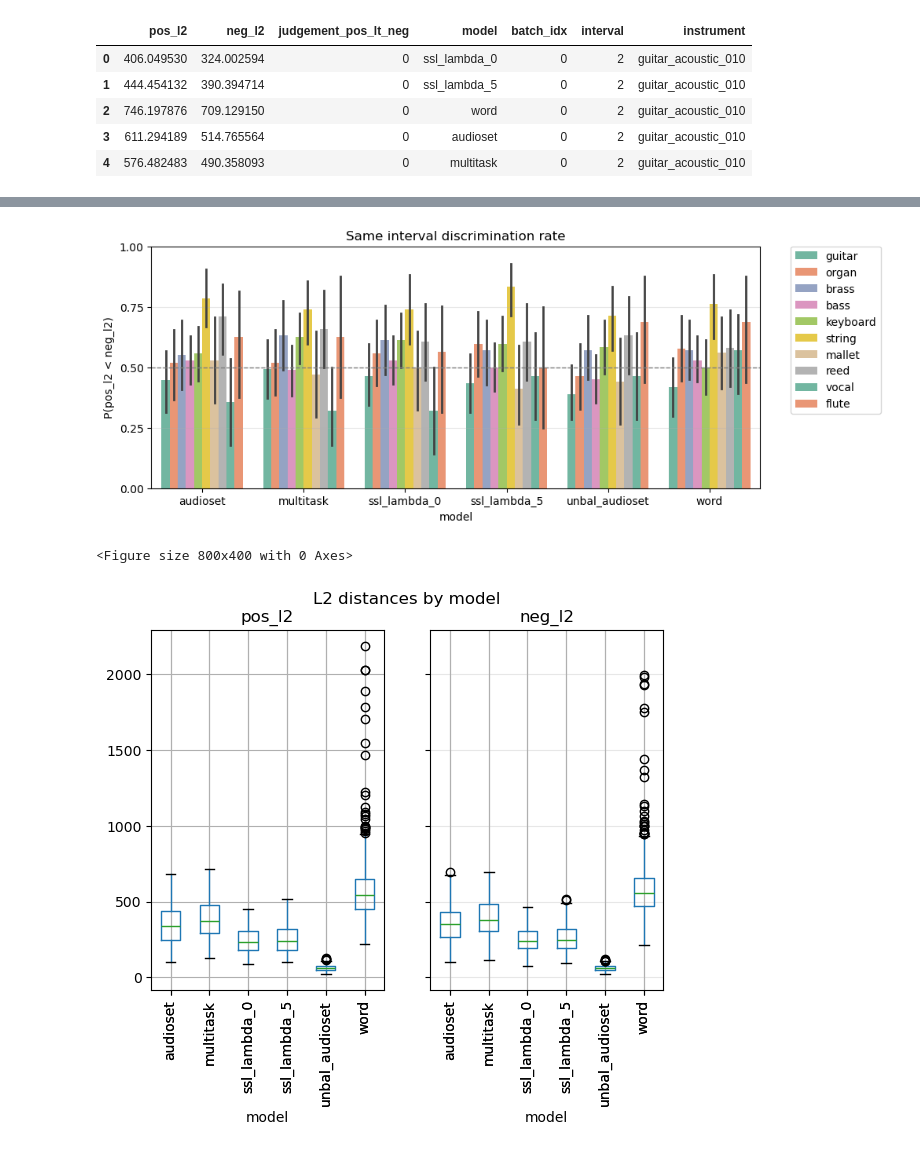
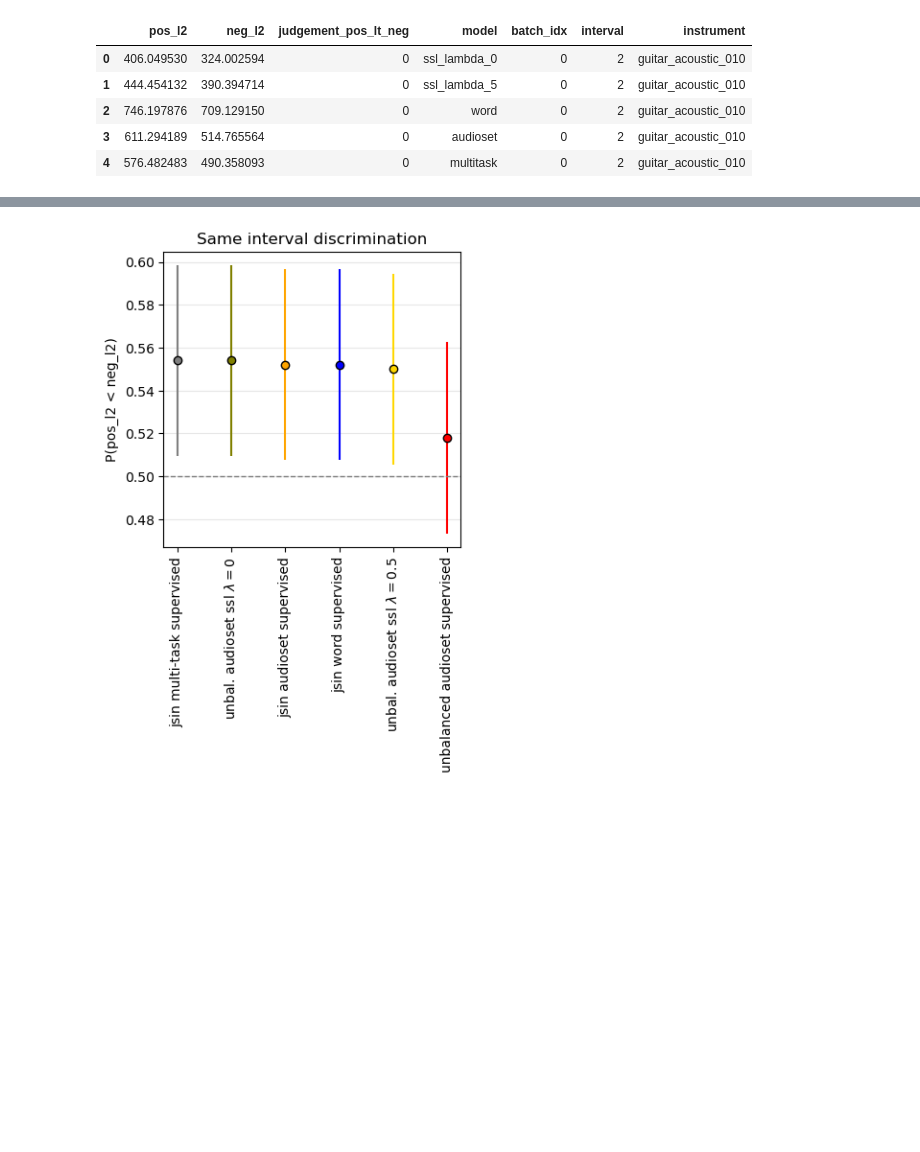
Before and after one commit to Feather-Lab/audio-ssl, a Jupyter notebook: notebooks/nsynth_relative_pitch_triplet_demo.ipynb, the cells around one changed output, grey strips where cells are left out. Drawn from its saved outputs; the diff is of its cells as text; code cells hidden in the pictures; blank space fills up the shorter version.

```diff
--- a/notebooks/nsynth_relative_pitch_triplet_demo.ipynb
+++ b/notebooks/nsynth_relative_pitch_triplet_demo.ipynb
@@ -170,32 +181,43 @@ results_df['family'] = results_df['instrument'].str.split('_').str[0]
 # %%
 # Plot aggregate results
+results_df['family'] = results_df['instrument'].str.split('_').str[0]
 judgement_rate = results_df.groupby("model")["judgement_pos_lt_neg"].mean()
-plt.figure(figsize=(10, 4))
-sns.barplot(data=results_df,
-            x="model",
-            y="judgement_pos_lt_neg",
-            hue="family",
-            order=judgement_rate.index,
-            err_kws={'linewidth': 2},
-            # errorbar="ci",
-            palette="Set2")
+# sort by judgement rate
 
-plt.legend(bbox_to_anchor=(1.05, 1), loc='upper left', borderaxespad=0.)
-plt.yticks(np.linspace(0, 1, 5))
-plt.axhline(0.5, color='gray', linestyle='--', linewidth=1)
+judgement_rate = judgement_rate.sort_values(ascending=False)
 
-plt.ylabel("P(pos_l2 < neg_l2)")
-plt.title("Same interval discrimination rate")
-plt.grid(True, axis="y", alpha=0.3)
+fig, axes = plt.subplots(1, 1, figsize=(4, 4))
+models_order = judgement_rate.index
+
+for i, model in enumerate(models_order):
+    mean_loss = results_df[results_df.model == model]["judgement_pos_lt_neg"].mean()
+    error = 2 * results_df[results_df.model == model]["judgement_pos_lt_neg"].std() / np.sqrt(len(results_df[results_df.model == model]))
+    axes.errorbar(
+        [i],
+        [mean_loss],
+        fmt='o',
+        yerr=error,
+        label=model,
+        color=palette.get(model, "gray"),
+        markeredgecolor="k",
+    )
+
+
+xtick_labels = [model_name_dict[model] for model in models_order]
+axes.set_xticks(range(len(models_order)))
+axes.set_xticklabels(xtick_labels, rotation=90, ha='center')
+# axes.set_yticks(np.linspace(0.5, 1, 5))
+axes.axhline(0.5, color='gray', linestyle='--', linewidth=1)
+axes.set_ylabel("P(pos_l2 < neg_l2)")
+axes.set_title("Same interval discrimination")
+axes.grid(True, axis="y", alpha=0.3)
 plt.show()
 
-plt.figure(figsize=(8, 4))
-results_df.boxplot(column=["pos_l2", "neg_l2"], by="model", rot=90)
-# plt.suptitle("")
-plt.suptitle("L2 distances by model")
-plt.grid(True, axis="y", alpha=0.3)
-plt.show()
+# plt.figure(figsize=(8, 4))
+# results_df.boxplot(column=["pos_l2", "neg_l2"], by="model", rot=90)
+# # plt.suptitle("")
+# plt.suptitle("L2 distances by model")
+# plt.grid(True, axis="y", alpha=0.3)
+# plt.show()
 # %% [output]
-[figure, old version]
+[figure, new version]
-<Figure size 800x400 with 0 Axes>
-[figure, removed]
```
Also changed, not shown: parts of 15 cells of this notebook, 2 other files.
